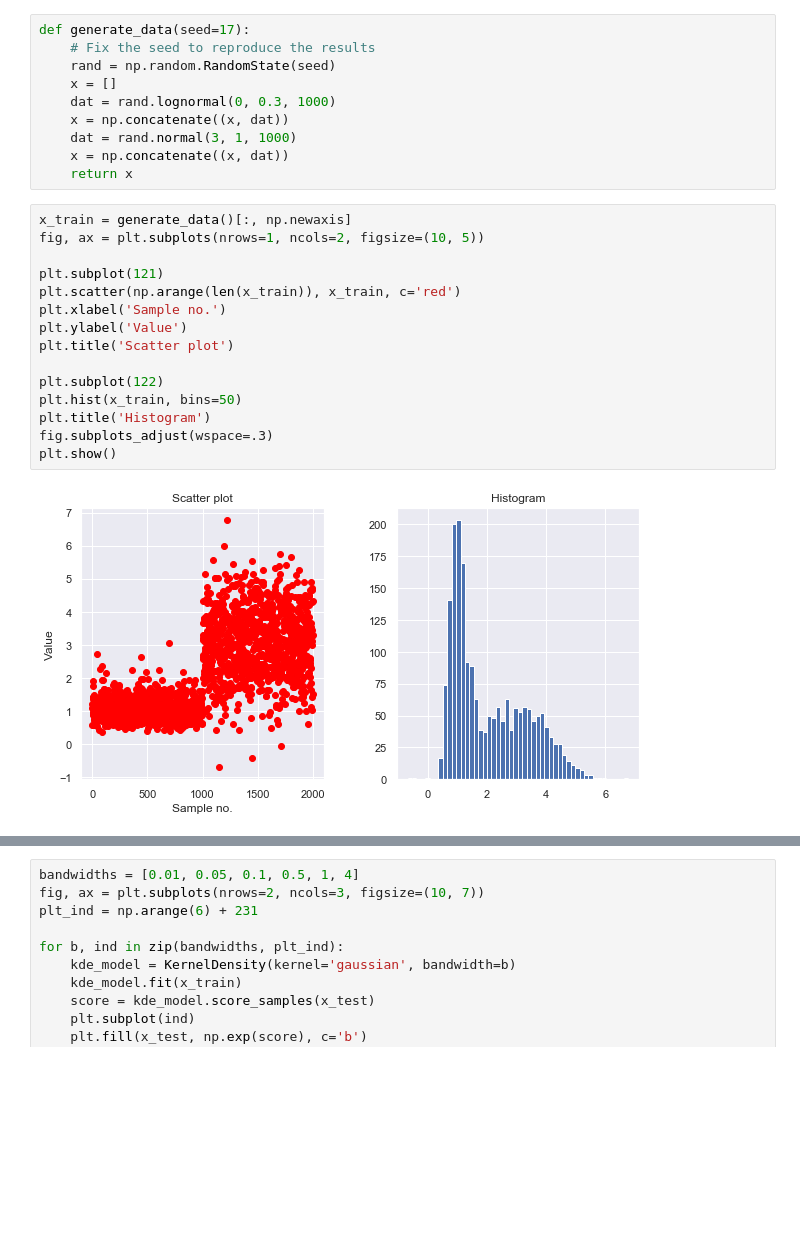
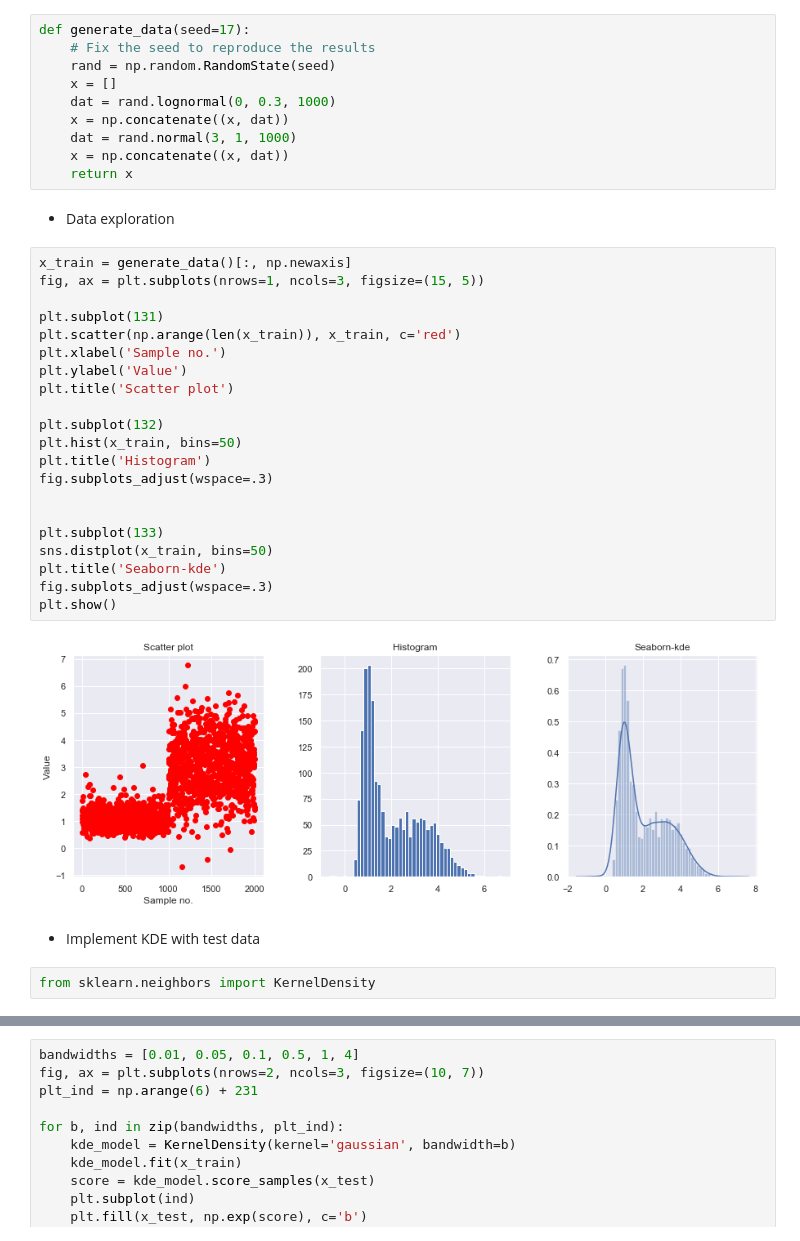
Before and after one commit to npshub/numpy, a Jupyter notebook: 5a. Statistics-Probability.ipynb, the cells around one changed output, grey strips where cells are left out. Saved outputs shown, nothing was run; the diff lists cells and outputs as text; blank space fills up the shorter version.

```diff
--- a/5a. Statistics-Probability.ipynb
+++ b/5a. Statistics-Probability.ipynb
@@ -272,23 +290,35 @@ def generate_data(seed=17):
     dat = rand.normal(3, 1, 1000)
     x = np.concatenate((x, dat))
     return x
+# %% [markdown]
+- Data exploration
 # %%
 x_train = generate_data()[:, np.newaxis]
-fig, ax = plt.subplots(nrows=1, ncols=2, figsize=(10, 5))
+fig, ax = plt.subplots(nrows=1, ncols=3, figsize=(15, 5))
 
-plt.subplot(121)
+plt.subplot(131)
 plt.scatter(np.arange(len(x_train)), x_train, c='red')
 plt.xlabel('Sample no.')
 plt.ylabel('Value')
 plt.title('Scatter plot')
 
-plt.subplot(122)
+plt.subplot(132)
 plt.hist(x_train, bins=50)
 plt.title('Histogram')
 fig.subplots_adjust(wspace=.3)
+
+
+plt.subplot(133)
+sns.distplot(x_train, bins=50)
+plt.title('Seaborn-kde')
+fig.subplots_adjust(wspace=.3)
 plt.show()
 # %% [output]
-[figure, old version]
+[figure, new version]
+# %% [markdown]
+- Implement KDE with test data
+# %%
+from sklearn.neighbors import KernelDensity
 # %%
 x_test = np.linspace(-1, 7, 2000)[:, np.newaxis]
 
```
Also changed, not shown: parts of 30 cells of this notebook, 1 other file.
